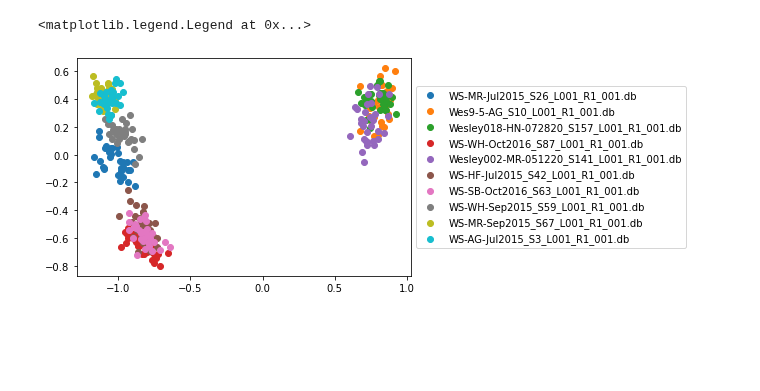
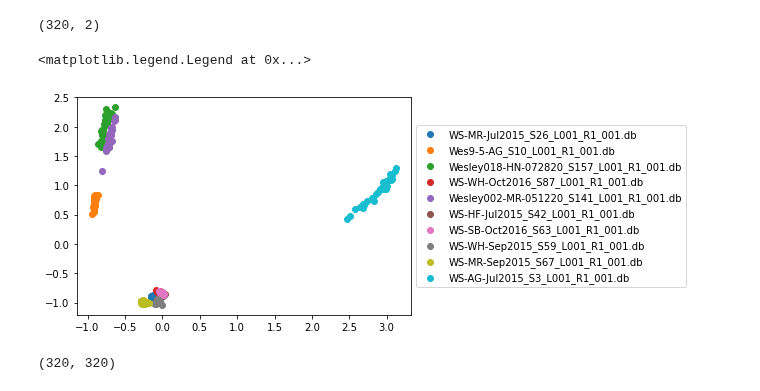
Before and after one commit to coms-reu/TransformerXL, a Jupyter notebook: SetBERT (1).ipynb, the cells around one changed output. Cells and saved outputs as stored; diff of their text form; code cells hidden in the pictures; blank space fills up the shorter version.

```diff
--- a/SetBERT (1).ipynb
+++ b/SetBERT (1).ipynb
@@ -195,2 +214,3 @@ for i, sample in enumerate(samples):
 # %%
-seq_gen = DataGenerator(samples, 32, 1000, 20)
+seq_gen_train = DataGenerator(samples_train, 32, 1000, 20)
+seq_gen_val = DataGenerator(samples_val, 32, 1000, 10)
@@ -278,0 +319,6 @@ plt.show()
+# %%
+samples_test = []
+path = './pre_embedded_samples/test'
+for filename in glob.glob(os.path.join(path, '*.db')):
+    samples_test.append(filename)
+samples_test
@@ -279,5 +343,9 @@ plt.show()
 # %%
 seq_gen_collection = []
-for sample in samples:
+labels = []
+for sample in samples_test:
     seq_gen = DataGenerator([sample], 32, 1000, 20)
-    seq_gen_collection.append(seq_gen)
+    if len(seq_gen.samples) > 0:
+        seq_gen_collection.append(seq_gen[0][0])
+        labels.append(sample)
+seq_gen_collection = seq_gen_collection[:10]
@@ -307,7 +358,7 @@ print(class_tokens2)
 # %%
 class_tokens = []
 for seq_gen in seq_gen_collection:
-    class_tokens.append(setbert_tokens.predict(seq_gen[0][0]))
+    class_tokens.append(setbert_tokens.predict(seq_gen))
 # %%
 class_tokens = np.concatenate(class_tokens)
 # %%
@@ -338,10 +389,13 @@ dist_mat.shape
 mds = MDS(metric=True, dissimilarity='precomputed', n_jobs=10)
 # %%
 points = mds.fit_transform(dist_mat)
+points.shape
+# %% [output]
+(320, 2)
 # %%
-for cluster in points.reshape(len(samples), 32, 2)[:10]:
+for cluster in points.reshape(len(seq_gen_collection), 32, 2):
     plt.scatter(*cluster.T)
-plt.legend([os.path.basename(s) for s in samples[:10]], loc='center left', bbox_to_anchor=(1., 0.5))
+plt.legend([os.path.basename(s) for s in labels], loc='center left', bbox_to_anchor=(1., 0.5))
 # %% [output]
 <matplotlib.legend.Legend at 0x...>
-[figure, old version]
+[figure, new version]
@@ -347,0 +407,4 @@ plt.legend([os.path.basename(s) for s in samples[:10]], loc='center left', bbox_
+# %%
+chamfer_dist.shape
+# %% [output]
+(320, 320)
```
Also changed, not shown: parts of 38 cells of this notebook.
